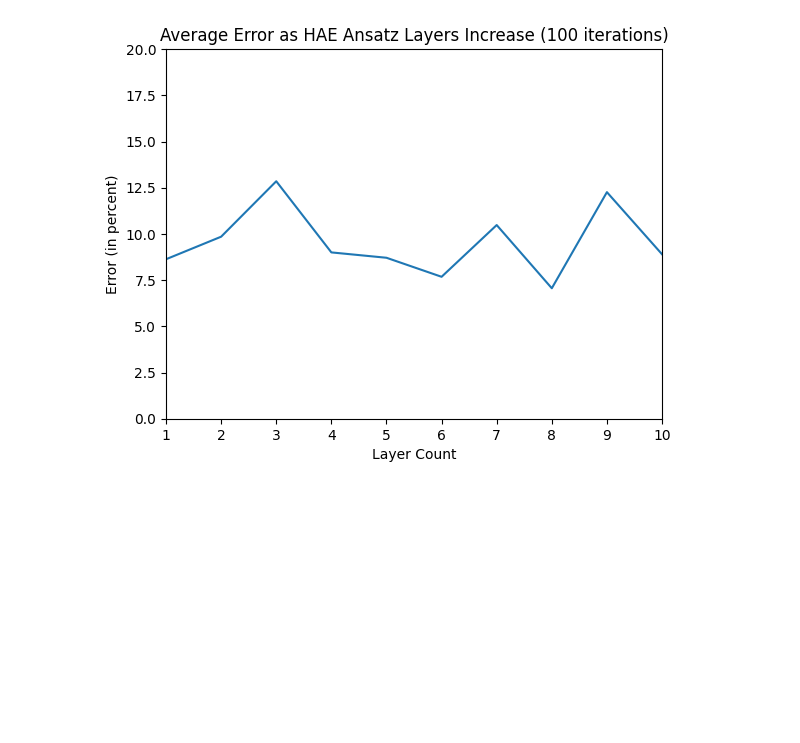
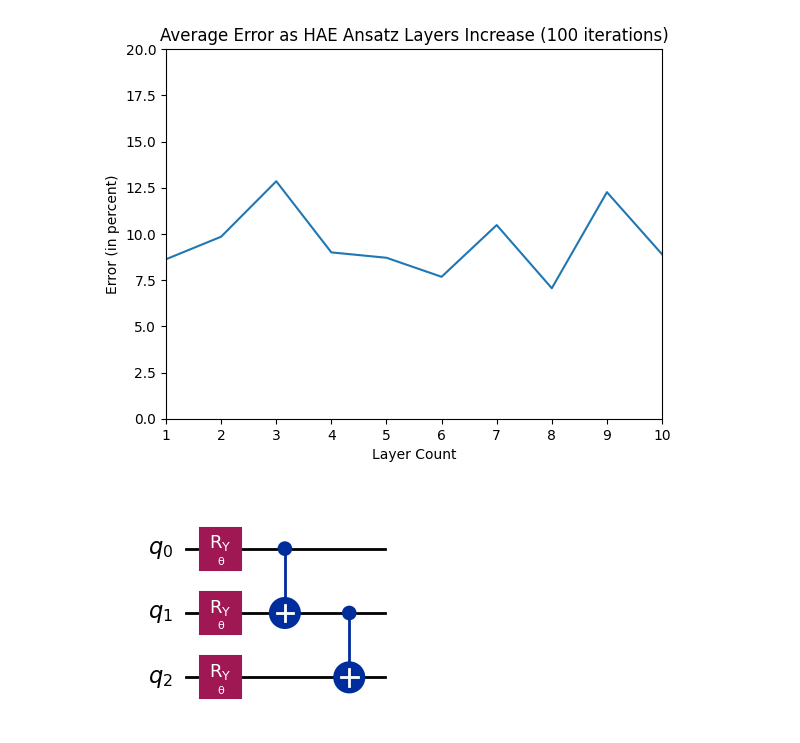
Before and after one commit to EdibleHerald/Learning-Quantum-Hamiltonians-from-Protein-Structure, a Jupyter notebook: file.ipynb, the cells around one changed output. Saved outputs shown, nothing was run; the diff lists cells and outputs as text; code cells hidden in the pictures; blank space fills up the shorter version.

Commit message:
added HEA circuit visualization cell

```diff
--- a/file.ipynb
+++ b/file.ipynb
@@ -333,0 +323,14 @@ plt.show()
+# %%
+qc = QuantumCircuit(3)
+theta = Parameter('\u03B8')
+
+l = 3
+# for i in range(3):
+qc.ry(theta,[0,1,2])
+qc.cx(0,1)
+qc.cx(1,2)
+    # qc.cx(2,3)
+
+qc.draw("mpl")
+# %% [output]
+[figure, added]
```
Also changed, not shown: parts of 6 cells of this notebook.
